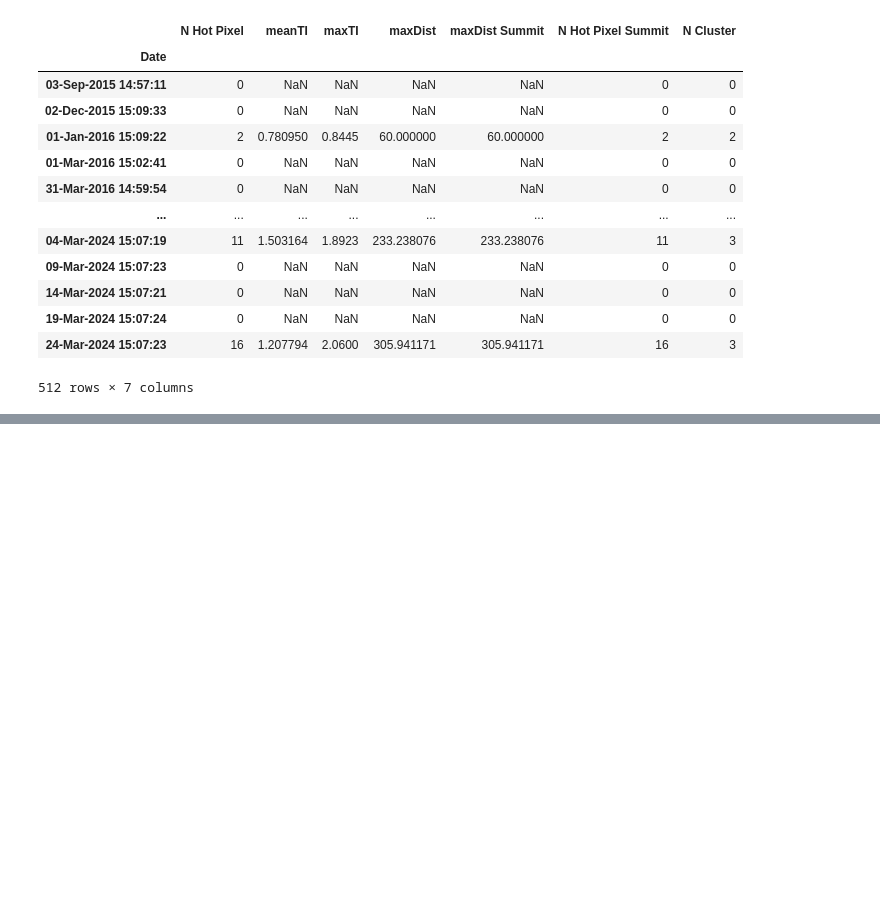
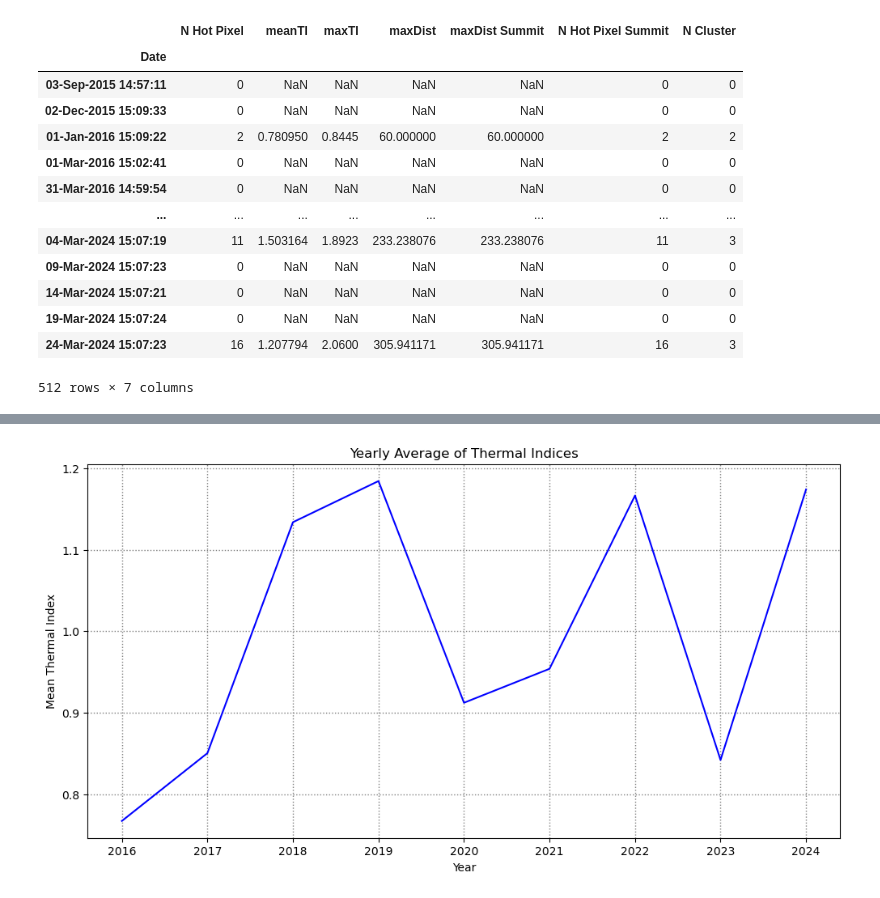
Before and after one commit to GPGN-268/SP2024-FP06-volcano, a Jupyter notebook: notebooks/dev-hotspot.ipynb, the cells around one changed output, grey strips where cells are left out. Saved outputs shown, nothing was run; the diff lists cells and outputs as text; code cells hidden in the pictures; blank space fills up the shorter version.

```diff
--- a/notebooks/dev-hotspot.ipynb
+++ b/notebooks/dev-hotspot.ipynb
@@ -59,0 +60,19 @@ df.describe()
+# %%
+def yearly_avg(var):
+    A = {}
+    for date_str in df.index:
+        if(check_different_year(date_str)):
+            var_list = [df[var][date_str]]
+            c = 1
+            y0 = get_year(date_str)
+            y1 = get_year(df.index[df.index.get_loc(date_str) + c])
+            while(y1 == y0):
+                var_list.append(df[var][df.index[df.index.get_loc(date_str) + c]])
+                if(df.index.get_loc(date_str)+c == len(df)-1):
+                    break
+                else:
+                    y1 = get_year(df.index[df.index.get_loc(date_str) + c+1])
+                    c += 1
+            A[y0] = np.nanmean(var_list)
+    yearly_avgs = pd.Series(A)
+    return yearly_avgs
@@ -59,0 +93,10 @@ df.describe()
+# %%
+plt.figure(figsize=(12,6))
+plt.plot(yearly_avg('meanTI'), c='b')
+plt.title('Yearly Average of Thermal Indices')
+plt.xlabel('Year')
+plt.ylabel('Mean Thermal Index')
+plt.grid(color='gray', lw=1, ls='dotted')
+plt.show()
+# %% [output]
+[figure, added]
```
Also changed, not shown: parts of 13 cells of this notebook, 2 other files.
